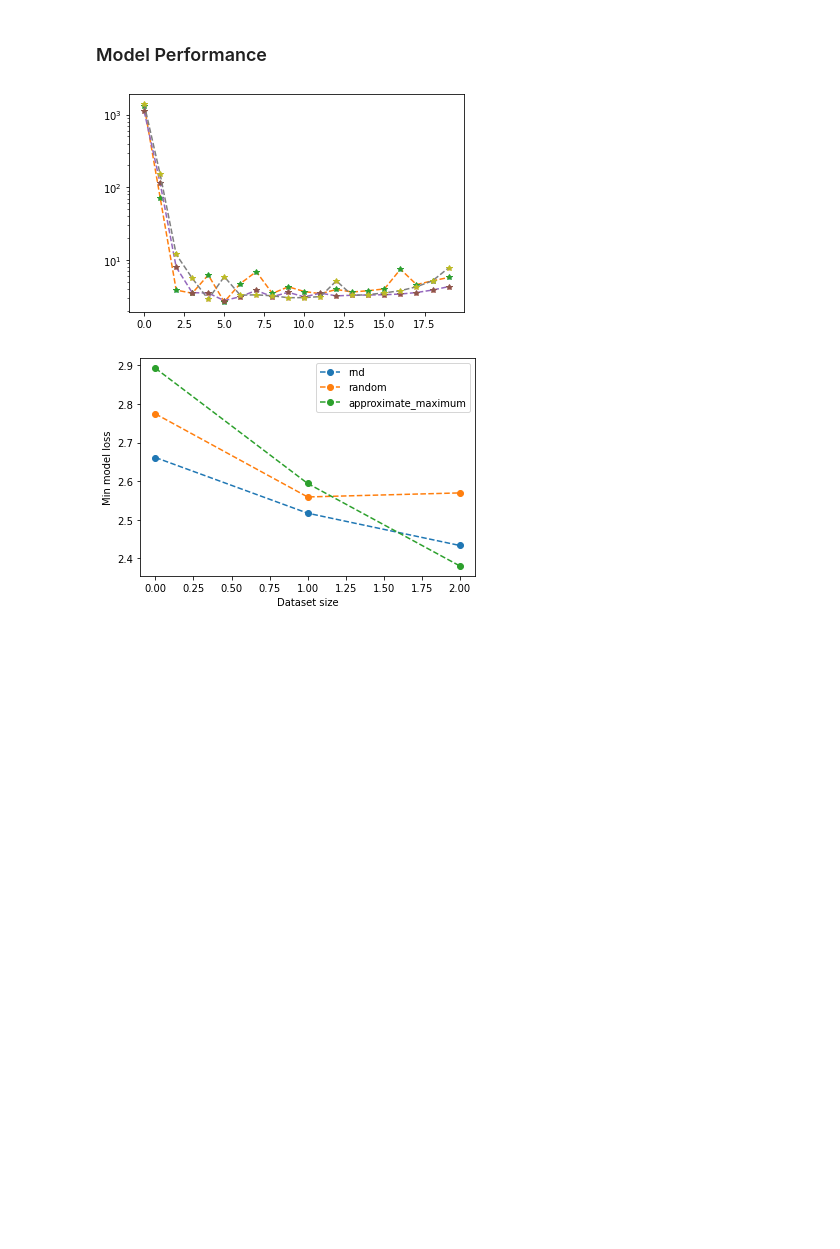
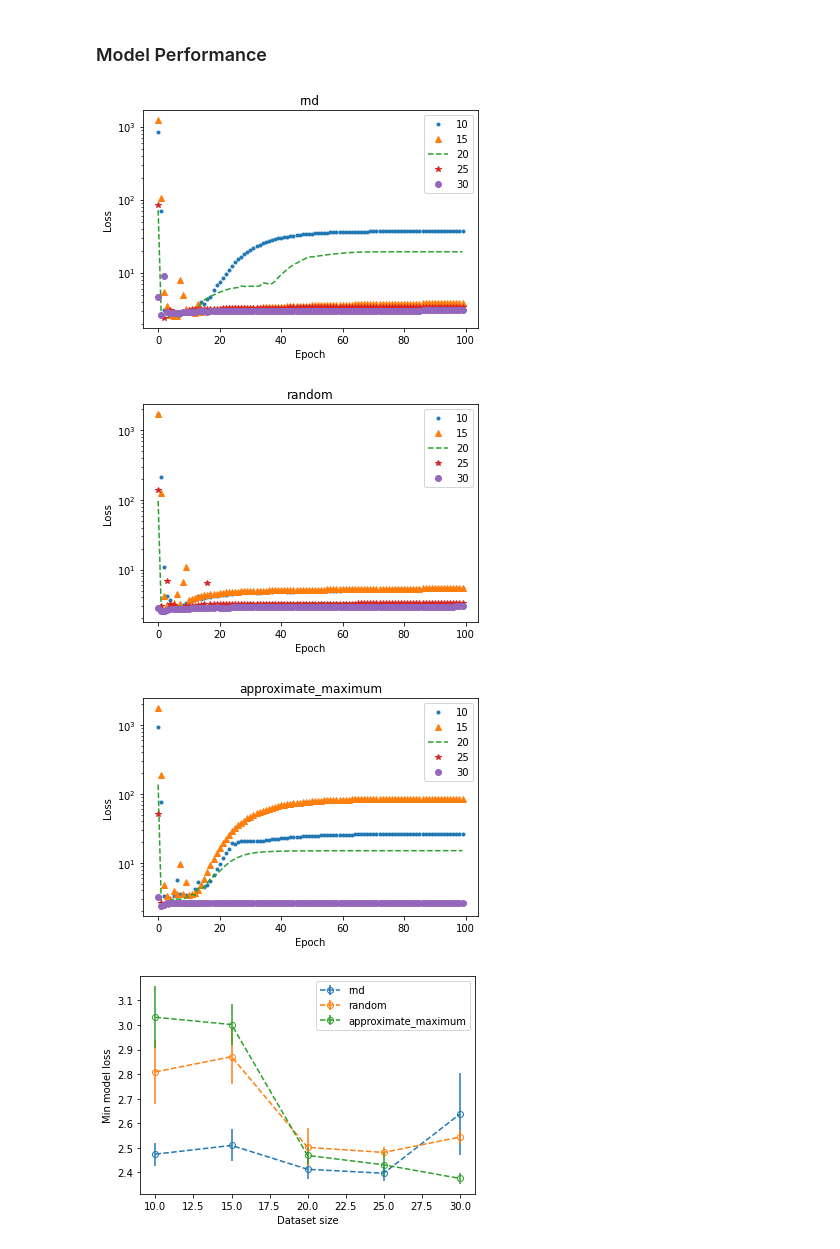
Before and after one commit to zincware/ZnNL, a Jupyter notebook: examples/neurips/NeurIPS Analysis.ipynb, the cells around one changed output. Saved outputs shown, nothing was run; the diff lists cells and outputs as text; code cells hidden in the pictures; blank space fills up the shorter version.

Commit message:
Add new data and analysis notebook

```diff
--- a/examples/neurips/NeurIPS Analysis.ipynb
+++ b/examples/neurips/NeurIPS Analysis.ipynb
@@ -6,7 +6,7 @@ import matplotlib.pyplot as plt
 # %% [markdown]
 ### Globals
 # %%
-point_sizes = [10, 20, 30] # 40, 50, 60, 70, 80, 90, 100]
+point_sizes = [10, 15, 20, 25, 30] # 40, 50, 60, 70, 80, 90, 100]
 
 entropy_file = "entropy"
 eigenvalue_file = "eigenvalues"
@@ -76,8 +76,11 @@ for value in eigenvalue_data.values():
 # %%
 for item in ["rnd", "random", "approximate_maximum"]:
     plt.plot(plot_data[item][0][::-1], '.')
-    plt.plot(plot_data[item][0][::-1], '--')
-    plt.plot(plot_data[item][0][::-1], '*')
+    plt.plot(plot_data[item][1][::-1], '--')
+    plt.plot(plot_data[item][2][::-1], '*')
+    plt.plot(plot_data[item][3][::-1], '^')
+    plt.plot(plot_data[item][4][::-1], '-')
+
     plt.title(item)
     plt.show()
 # %% [output]
@@ -97,24 +100,34 @@ for value in model_data.values():
         error_data[item].append(value.item()[item][1])
 # %%
 for item in ["rnd", "random", "approximate_maximum"]:
-    plt.semilogy(plot_data[item][0][0:20], '.')
-    plt.semilogy(plot_data[item][0][0:20], '--')
-    plt.semilogy(plot_data[item][0][0:20], '*')
-#     plt.title(item)
-#     plt.show()
+    plt.semilogy(plot_data[item][0], '.', label="10")
+    plt.semilogy(plot_data[item][1], '^', label="15")
+    plt.semilogy(plot_data[item][2], '--', label="20")
+    plt.semilogy(plot_data[item][3], '*', label="25")
+    plt.semilogy(plot_data[item][4], 'o', label="30")
+    plt.title(item)
+    plt.xlabel("Epoch")
+    plt.ylabel("Loss")
+    plt.legend()
+    plt.show()
 # %% [output]
-[figure, old version]
+[figure, new version]
+[figure, added]
+[figure, added]
 # %%
-x_arr = [10, 20, 30]
+x_arr = [10, 15, 20, 25, 30]
 for item in ["rnd", "random", "approximate_maximum"]:
     dat = []
-    for dataset in plot_data[item]:
-        dat.append(min(dataset))
-    plt.plot(dat, "o--", label=item)
+    err = []
+    for errors, dataset in zip(error_data[item], plot_data[item]):
+        min_val = np.argmin(dataset)
+        dat.append(dataset[min_val])
+        err.append(errors[min_val])
+    plt.errorbar(x_arr, dat, yerr=err, marker='o', mfc='none', linestyle='--', label=item)
 
 plt.xlabel("Dataset size")
 plt.ylabel("Min model loss")
 plt.legend()
 plt.show()
 # %% [output]
-[figure, old version]
+[figure, new version]
```
Also changed, not shown: parts of 2 cells of this notebook, 15 other files.
